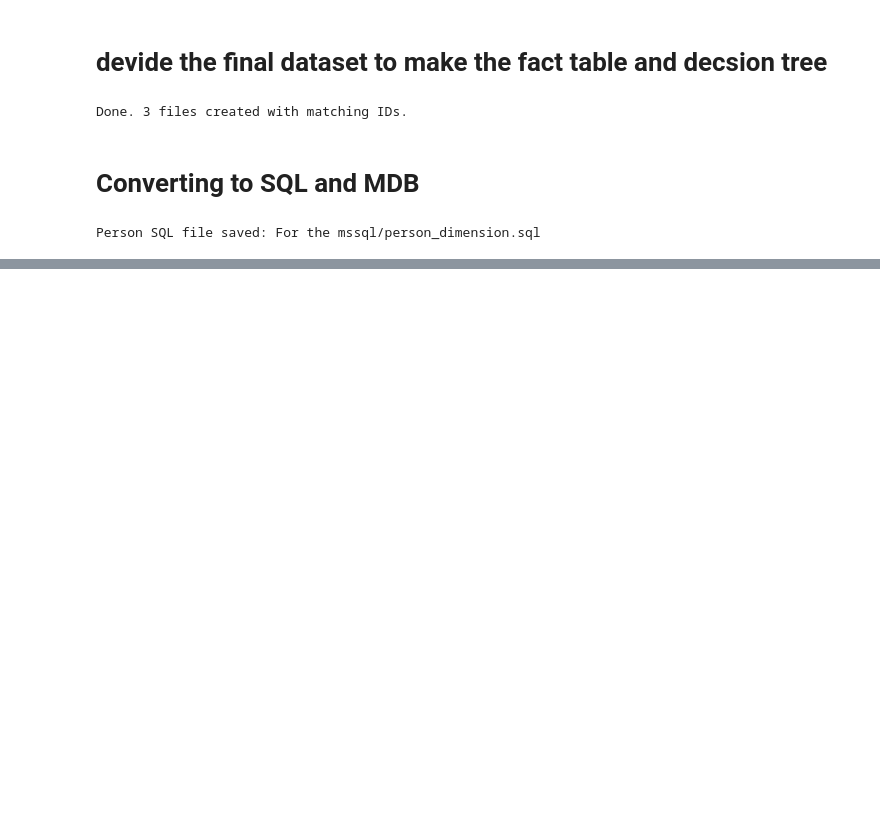
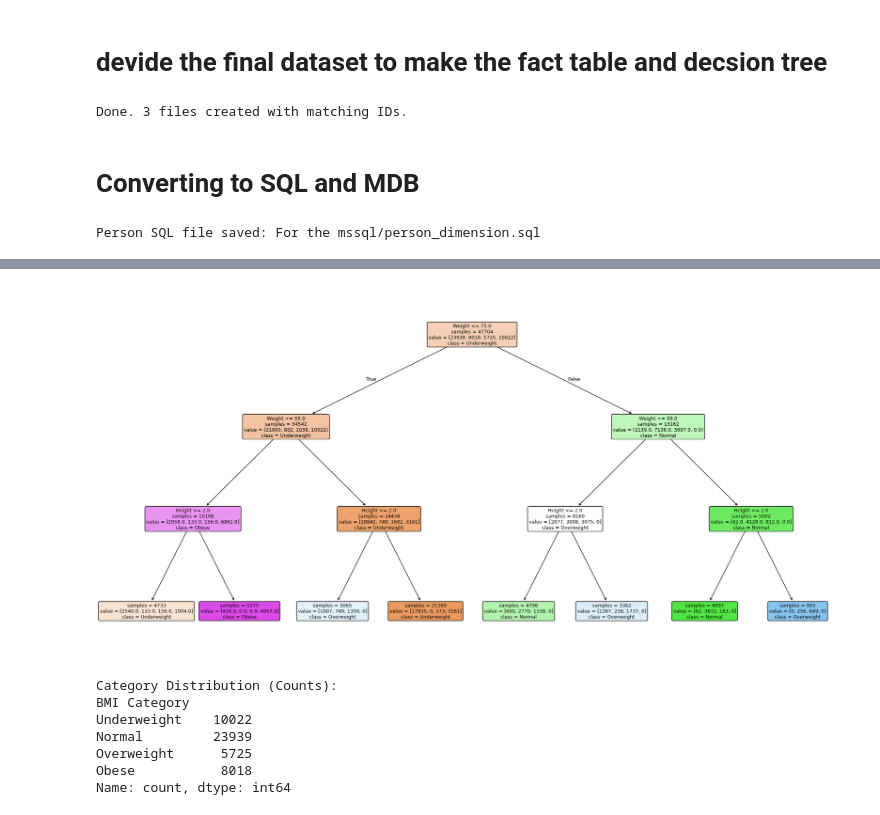
Before and after one commit to AhmedEl-Hares/Dss-Project, a Jupyter notebook: project.ipynb, the cells around one changed output, grey strips where cells are left out. Saved outputs shown, nothing was run; the diff lists cells and outputs as text; code cells hidden in the pictures; blank space fills up the shorter version.

```diff
--- a/project.ipynb
+++ b/project.ipynb
@@ -670,0 +725,49 @@ Person SQL file saved: For the mssql/person_dimension.sql
+# %%
+import pandas as pd
+from sklearn.tree import DecisionTreeClassifier, plot_tree
+import matplotlib.pyplot as plt
+from sklearn.preprocessing import LabelEncoder
+
+# Load data
+df = pd.read_csv('Final_dataset_with_coverage_date_components.csv')
+df['Gender'] = df['Gender'].map({'Male': 1, 'Female': 0})
+
+# Prepare data
+category_order = ['Underweight', 'Normal', 'Overweight', 'Obese']
+label_encoder = LabelEncoder()
+y_encoded = label_encoder.fit_transform(df['BMI Category'])
+X = df[['Age', 'Gender', 'Height', 'Weight']]
+
+# Train tree
+clf = DecisionTreeClassifier(max_depth=3, random_state=42)
+clf.fit(X, y_encoded)
+
+# Configure plot for integer values and no overlap
+plt.figure(figsize=(20, 10))  # Ample space for nodes
+plot_tree(clf,
+          feature_names=X.columns,
+          class_names=category_order,
+          filled=True,
+          rounded=True,
+          fontsize=9,
+          impurity=False,
+          proportion=False,  # Ensures integer counts
+          precision=0)       # Displays whole numbers
+
+# Adjust layout to prevent overlap
+plt.subplots_adjust(left=0.05, right=0.95, top=0.95, bottom=0.05)
+plt.tight_layout()
+plt.show()
+
+# Print category distribution as integers
+print("\nCategory Distribution (Counts):")
+print(df['BMI Category'].value_counts().reindex(category_order).astype(int))
+# %% [output]
+[figure, added]
+Category Distribution (Counts):
+BMI Category
+Underweight    10022
+Normal         23939
+Overweight      5725
+Obese           8018
+Name: count, dtype: int64
```
Also changed, not shown: parts of 2 cells of this notebook, 1 other file.
